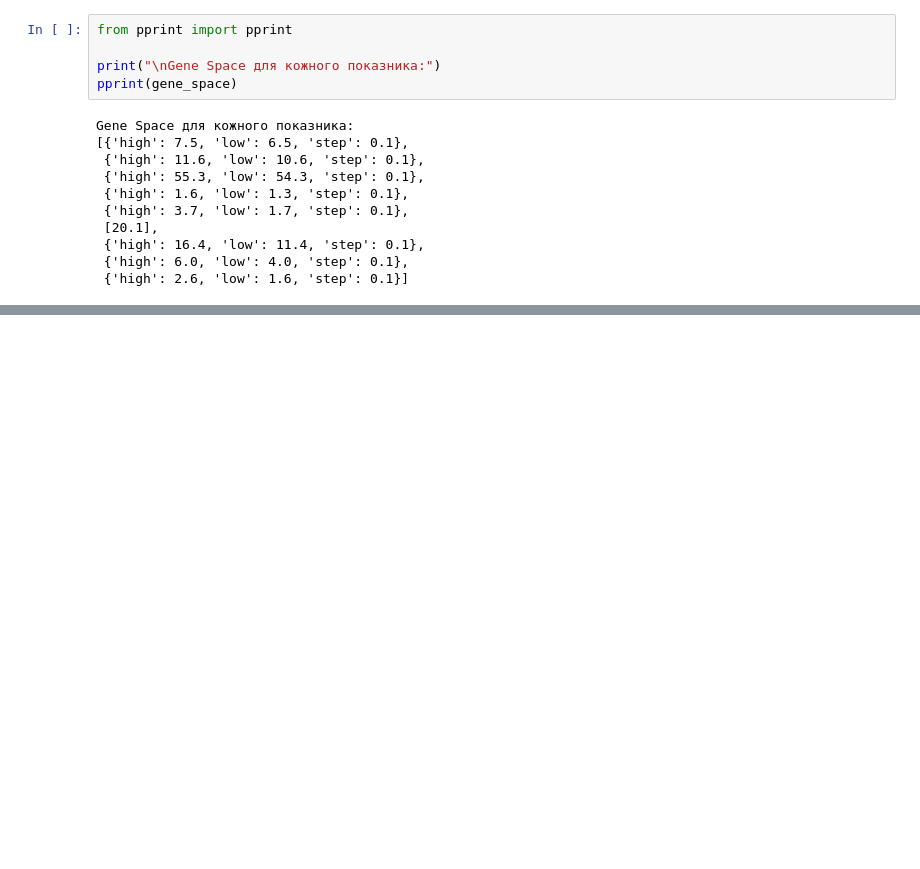
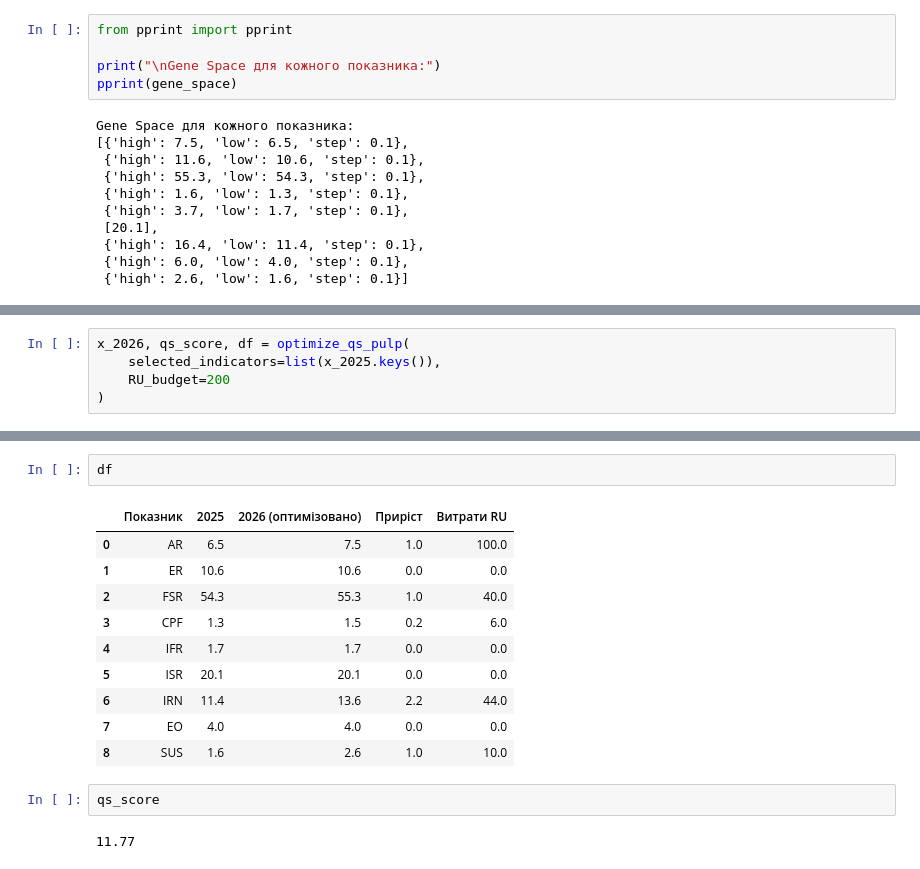
Before and after one commit to NikitaShaposhnikovUnidatalab/PhD-university-optimization, a Jupyter notebook: main.ipynb, the cells around one changed output, grey strips where cells are left out. Drawn from its saved outputs; the diff is of its cells as text; blank space fills up the shorter version.

```diff
--- a/main.ipynb
+++ b/main.ipynb
@@ -265,0 +543,5 @@ plt.show()
+# %%
+x_2026, qs_score, df = optimize_qs_pulp(
+    selected_indicators=list(x_2025.keys()),
+    RU_budget=200
+)
@@ -265,0 +579,17 @@ plt.show()
+# %%
+df
+# %% [output]
+|  | Показник | 2025 | 2026 (оптимізовано) | Приріст | Витрати RU |
+| 0 | AR | 6.5 | 7.5 | 1.0 | 100.0 |
+| 1 | ER | 10.6 | 10.6 | 0.0 | 0.0 |
+| 2 | FSR | 54.3 | 55.3 | 1.0 | 40.0 |
+| 3 | CPF | 1.3 | 1.5 | 0.2 | 6.0 |
+| 4 | IFR | 1.7 | 1.7 | 0.0 | 0.0 |
+| 5 | ISR | 20.1 | 20.1 | 0.0 | 0.0 |
+| 6 | IRN | 11.4 | 13.6 | 2.2 | 44.0 |
+| 7 | EO | 4.0 | 4.0 | 0.0 | 0.0 |
+| 8 | SUS | 1.6 | 2.6 | 1.0 | 10.0 |
+# %%
+qs_score
+# %% [output]
+11.77
```
Also changed, not shown: parts of 11 cells of this notebook, 6 other files.
